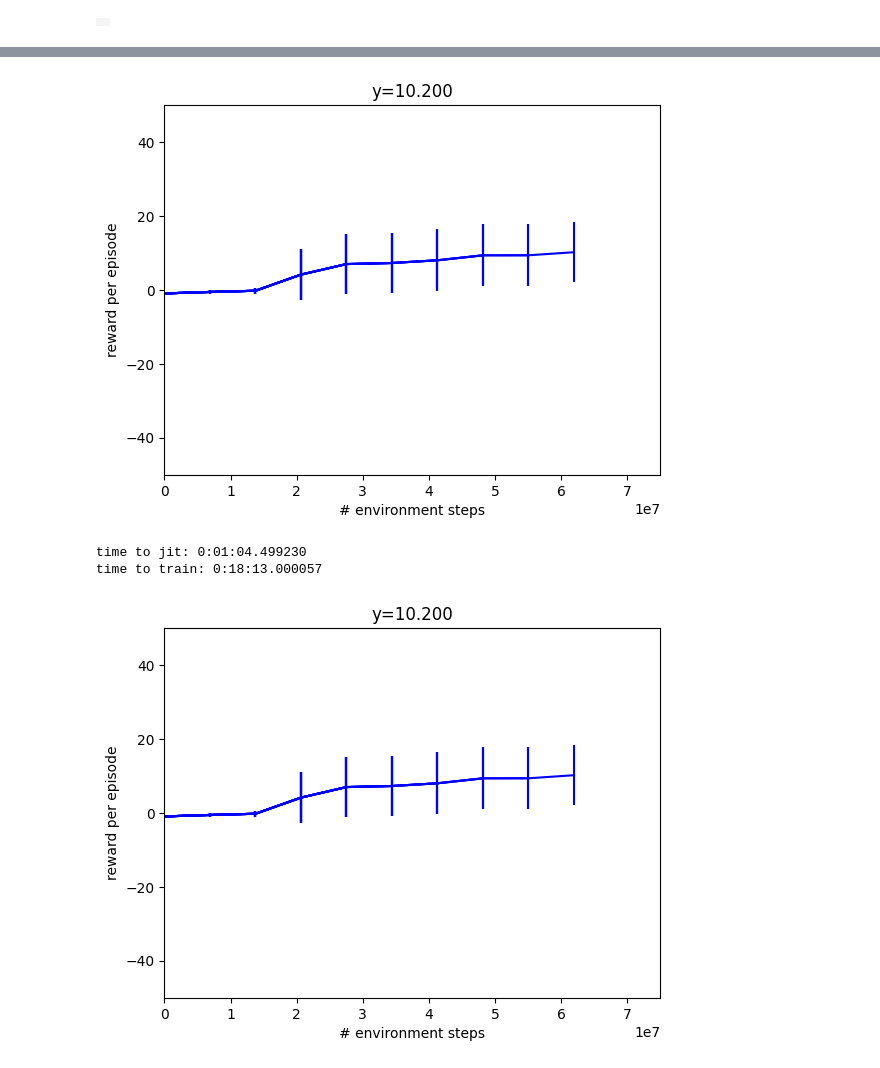
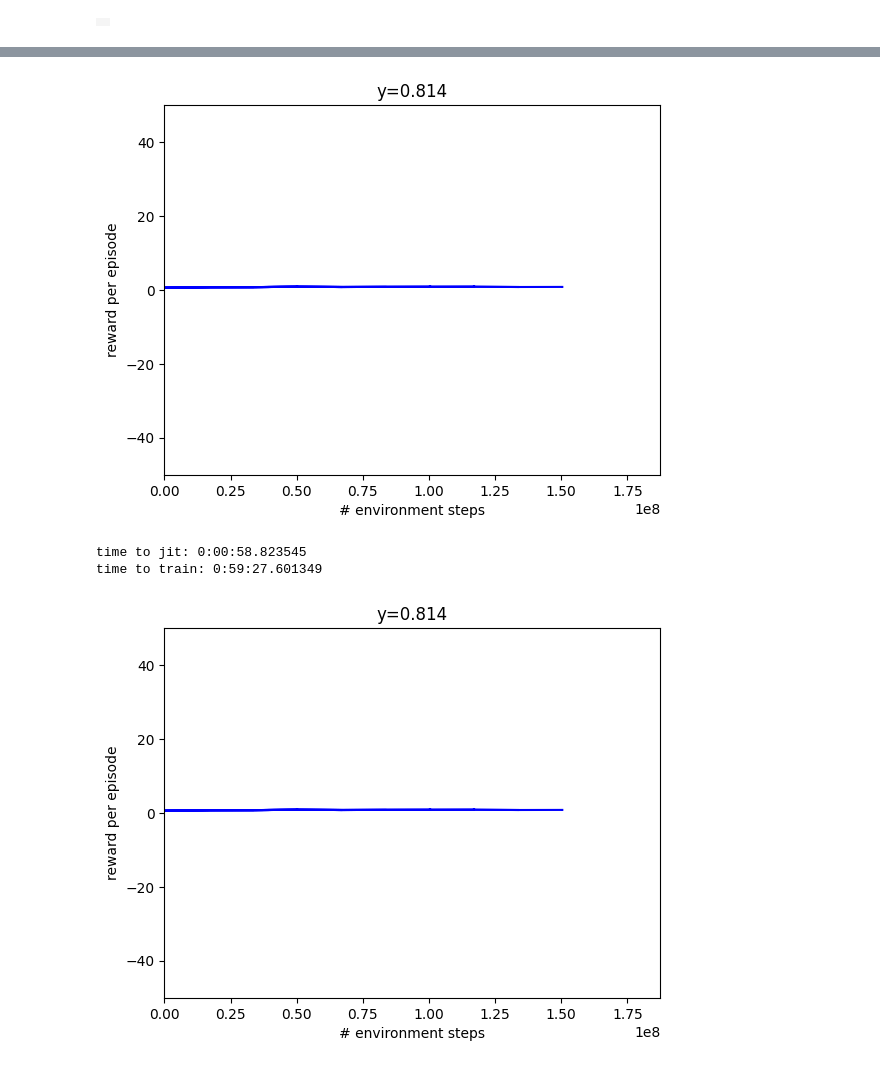
Before and after one commit to shazia-dewan/multi-agentCrazyflieLift, a Jupyter notebook: code/src/mjx_gpu/MARL.ipynb, the cells around one changed output, grey strips where cells are left out. Drawn from its saved outputs; the diff is of its cells as text; code cells hidden in the pictures.

Commit message:
Adapt notebook for centralized marl (Brax does not seem to support MAPPO) - single agent still successful, 2 agents not successful

```diff
--- a/code/src/mjx_gpu/MARL.ipynb
+++ b/code/src/mjx_gpu/MARL.ipynb
@@ -572,5 +604,5 @@ Total steps: 65, Final reward: -1.0675
 # %%
-# @title Crazyflie Training Setup
+# @title Crazyflie Training
 
 from datetime import datetime
 import functools
@@ -609,63 +641,54 @@ def progress(num_steps, metrics):
 
 # PPO training parameters
 ppo_params = config_dict.create(
-    num_timesteps=60_000_000,
+    num_timesteps=PPO_TIMESTEPS,
     num_evals=10,
     reward_scaling=10.0,
     episode_length=1500,
     normalize_observations=True,
     action_repeat=1,
     unroll_length=30,
     num_minibatches=32,
     num_updates_per_batch=16,
     discounting=0.995,
     learning_rate=3e-4,
     entropy_cost=1e-2,
     num_envs=2048,
     batch_size=1024,
 )
 
 ppo_training_params = dict(ppo_params)
 network_factory = ppo_networks.make_ppo_networks
 if "network_factory" in ppo_params:
     del ppo_training_params["network_factory"]
     network_factory = functools.partial(
         ppo_networks.make_ppo_networks,
         **ppo_params.network_factory
     )
 
 train_fn = functools.partial(
     ppo.train,
     **dict(ppo_training_params),
     network_factory=network_factory,
     progress_fn=progress
 )
+
+# Create environment
+env = CrazyflieEnv()
+
+# Train PPO agent - make_inference_fn is our policy function, params are network parameters, metrics are training stats
+# Wrap env for training to match Brax format (e.g. add device and env dimensions to obs)
+make_inference_fn, params, metrics = train_fn(
+    environment=env,
+    wrap_env_fn=wrapper.wrap_for_brax_training,
+)
+print(f"time to jit: {times[1] - times[0]}")
+print(f"time to train: {times[-1] - times[1]}")
+# %% [output]
+[figure, added]
+time to jit: 0:00:58.823545
+time to train: 0:59:27.601349
+[figure, added]
-# %%
-# @title Crazyflie Training
-
-# # Jax logs
-# import os
-# os.environ["XLA_FLAGS"] = "--xla_dump_to=/tmp/xla_dump --xla_hlo_profile"
-# jax.config.update("jax_debug_nans", True)       # detect NaNs
-# jax.config.update("jax_log_compiles", True)     # log every JIT compilation
-# jax.config.update("jax_disable_jit", False)    # ensure JIT is active
-
-# Create environment
-env = CrazyflieEnv()
-
-# Train PPO agent - make_inference_fn is our policy function, params are network parameters, metrics are training stats
-# Wrap env for training to match Brax format (e.g. add device and env dimensions to obs)
-make_inference_fn, params, metrics = train_fn(
-    environment=env,
-    wrap_env_fn=wrapper.wrap_for_brax_training,
-)
-print(f"time to jit: {times[1] - times[0]}")
-print(f"time to train: {times[-1] - times[1]}")
-# %% [output]
-[figure, removed]
-time to jit: 0:01:04.499230
-time to train: 0:18:13.000057
-[figure, removed]
 # %%
 #@title Crazyflie Evaluation
 
```
Also changed, not shown: parts of 6 cells of this notebook.
